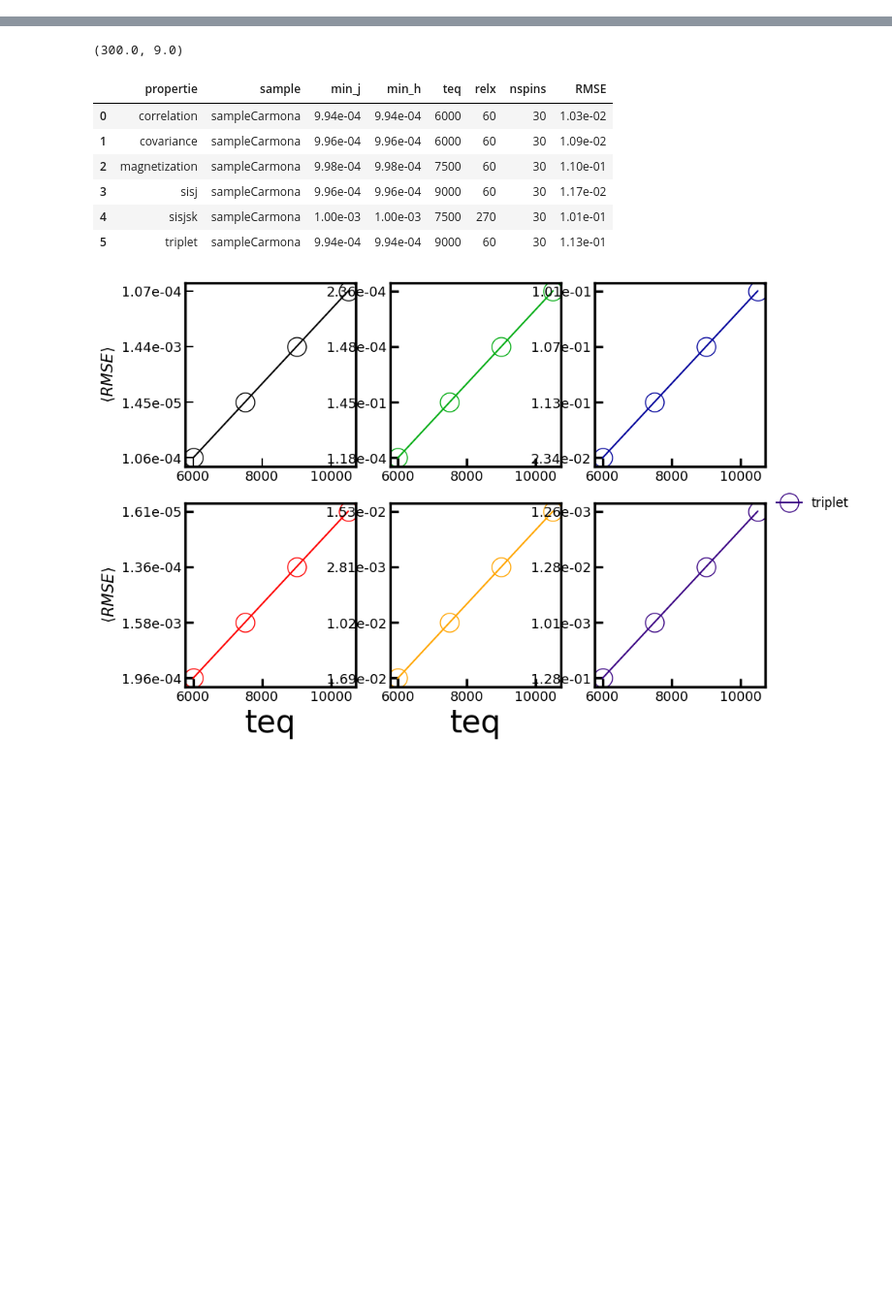
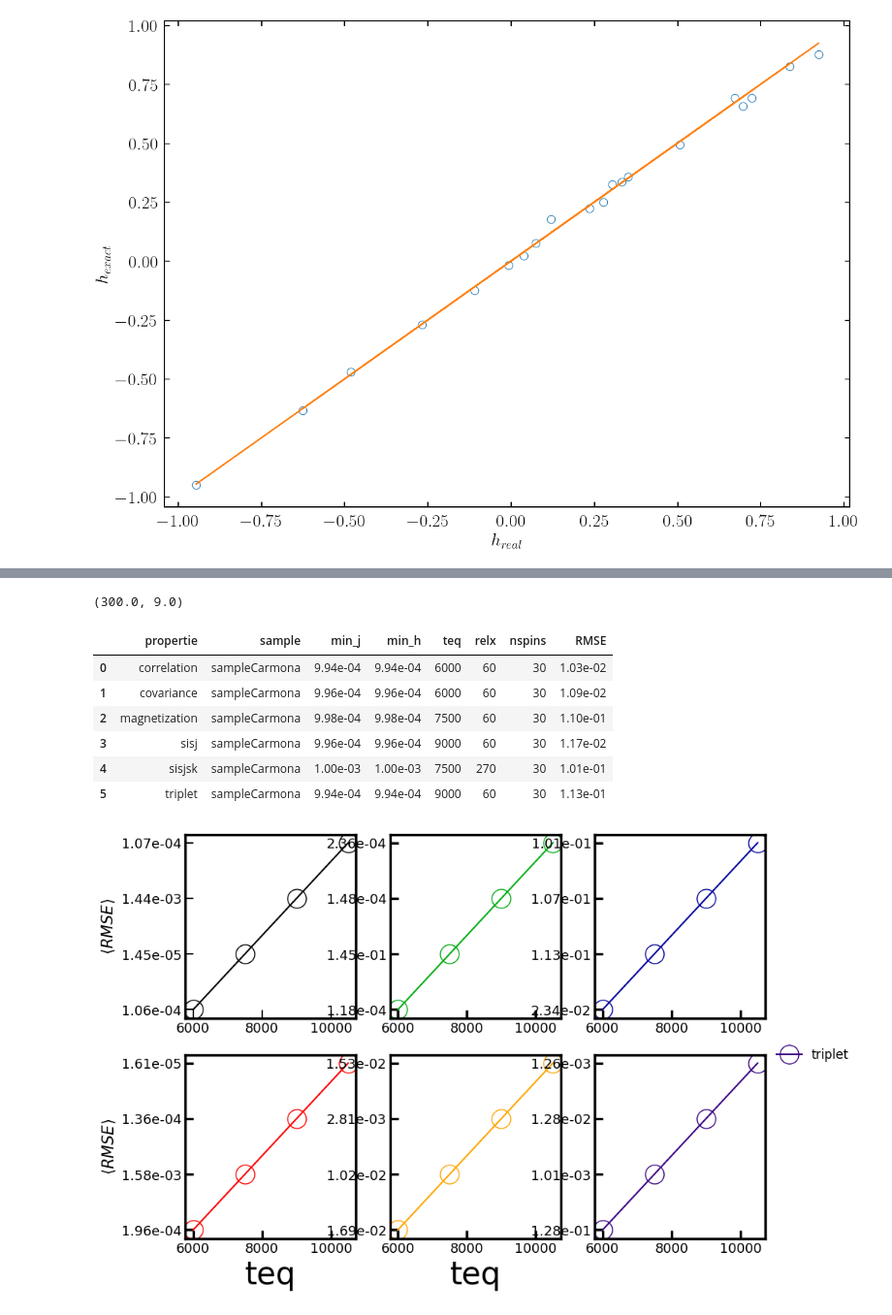
Before and after one commit to JuniorAlencar/BoltzmannMachine, a Jupyter notebook: BM_Program/jupyter/comparative_analysis.ipynb, the cells around one changed output, grey strips where cells are left out. Shown at 97% size. Saved outputs shown, nothing was run; the diff lists cells and outputs as text; code cells hidden in the pictures; blank space fills up the shorter version.

Commit message:
update synt_data 1

```diff
--- a/BM_Program/jupyter/comparative_analysis.ipynb
+++ b/BM_Program/jupyter/comparative_analysis.ipynb
@@ -80,0 +23,12 @@ for prop in props:
+# %%
+h_synt = pd.read_csv("../tests/synthetic/hi/h_synteticN20.dat", sep=' ')
+h_real = pd.read_csv("../Results/exact/SeparateData/hi/hi_data_synteticN20_err_j_1.00e-05_err_h_1.00e-04_mteq_150_mrelx_2.dat", sep=' ')
+h_s = h_synt["h_i"]
+h_m = h_real["h_i"]
+plt.plot(h_s, h_m, 'o')
+plt.plot(h_s, h_s)
+plt.xlabel("$h_{real}$")
+plt.ylabel("$h_{exact}$")
+plt.show()
+# %% [output]
+[figure, added]
```
Also changed, not shown: parts of 5 cells of this notebook, 9 other files.
